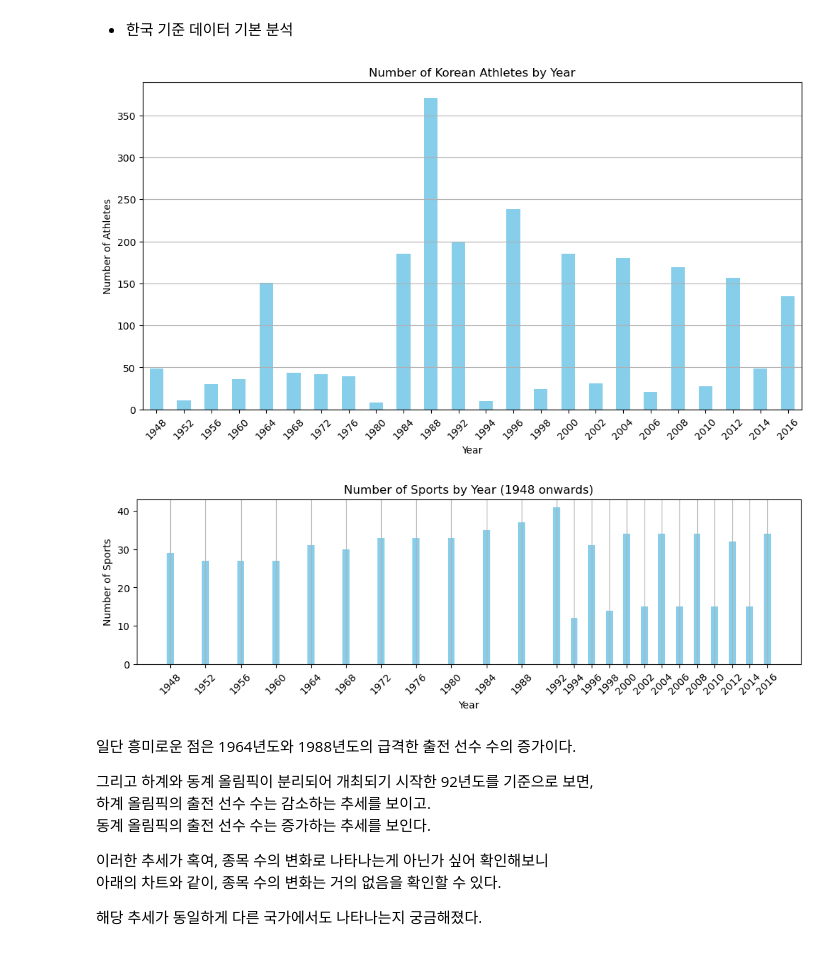
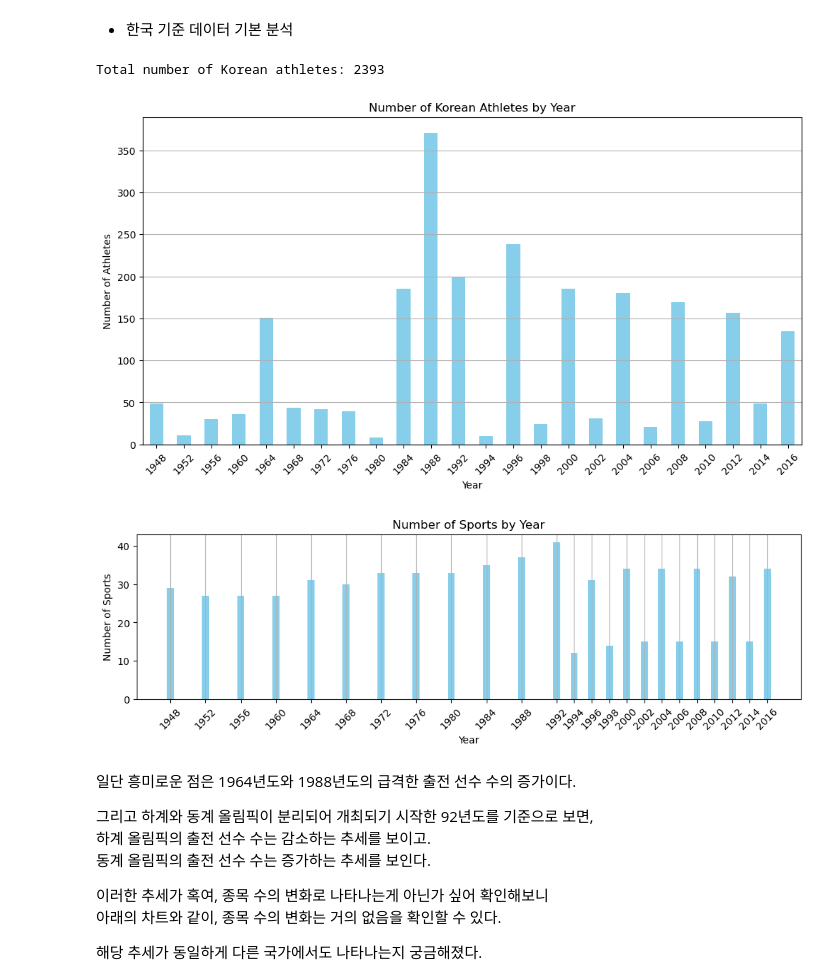
Before and after one commit to SeongJae999/AIffel_Datathon, a Jupyter notebook: olympic.ipynb, the cells around one changed output. Saved outputs shown, nothing was run; the diff lists cells and outputs as text; code cells hidden in the pictures.

```diff
--- a/olympic.ipynb
+++ b/olympic.ipynb
@@ -719,16 +765,21 @@ plt.show()
 이는 주제와도 부합하며, 현실적인 솔루션이 될 것이라 생각했다.
 # %% [markdown]
 - 한국 기준 데이터 기본 분석
+# %%
+# all_data에서 한국 선수만 추출
+korea = all_data[all_data['NOC'] == 'KOR']
+
+# 고유 ID 기준으로 중복 제거
+unique_korea_athletes = korea.drop_duplicates(subset=['ID'])
+
+# 총 한국 선수 수 계산 (ID 기준)
+korea_athletes = unique_korea_athletes['ID'].nunique()
+
+# 총 한국 선수 수 출력
+print(f"Total number of Korean athletes: {korea_athletes}")
+# %% [output]
+Total number of Korean athletes: 2393
 # %%
-# 1. all_data에서 한국 선수만 추출
-korea = all_data[all_data['NOC'] == 'KOR']
-
-# 2. 고유 ID 기준으로 중복 제거
-unique_korea_athletes = korea.drop_duplicates(subset=['ID'])
-
-# 3. 총 한국 선수 수 계산 (ID 기준)
-korea_athletes = unique_korea_athletes['ID'].nunique()
-
 # 년도 별 출전 한국 선수 수 계산
 korea_athletes_by_year = unique_korea_athletes.groupby('Year')['ID'].count()
 
@@ -736,35 +787,35 @@ korea_athletes_by_year = unique_korea_athletes.groupby('Year')['ID'].count()
 plt.figure(figsize=(12, 6))
 korea_athletes_by_year.plot(kind='bar', color='skyblue')
 plt.title('Number of Korean Athletes by Year')
 plt.xlabel('Year')
 plt.ylabel('Number of Athletes')
 plt.xticks(rotation=45)
 plt.grid(axis='y')
 plt.show()
 
 # 1948년부터의 데이터만 추출
 sports_by_year = all_data[all_data['Year'] >= 1948].groupby('Year')['Sport'].nunique()
 
 # 시각화
 plt.figure(figsize=(12, 3))
 plt.bar(sports_by_year.index, sports_by_year.values, color='skyblue')
-plt.title('Number of Sports by Year (1948 onwards)')
+plt.title('Number of Sports by Year')
 plt.xlabel('Year')
 plt.ylabel('Number of Sports')
 
 # x축 눈금을 일정한 4년 간격으로 설정 그리고 동계 올림픽 년도 추가
 years = list(range(1948, sports_by_year.index.max() + 1, 4))
 additional_years = [1994, 1998, 2002, 2006, 2010, 2014]
 all_years = sorted(set(years + additional_years))
 plt.xticks(all_years, rotation=45)
 
 # 세로 격자 눈금 제거
 plt.grid(axis='x')
 
 plt.show()
 # %% [output]
 [figure]
-[figure, old version]
+[figure, new version]
 # %% [markdown]
 일단 흥미로운 점은 1964년도와 1988년도의 급격한 출전 선수 수의 증가이다.
 
```
Also changed, not shown: parts of 39 cells of this notebook, 21 other files.
